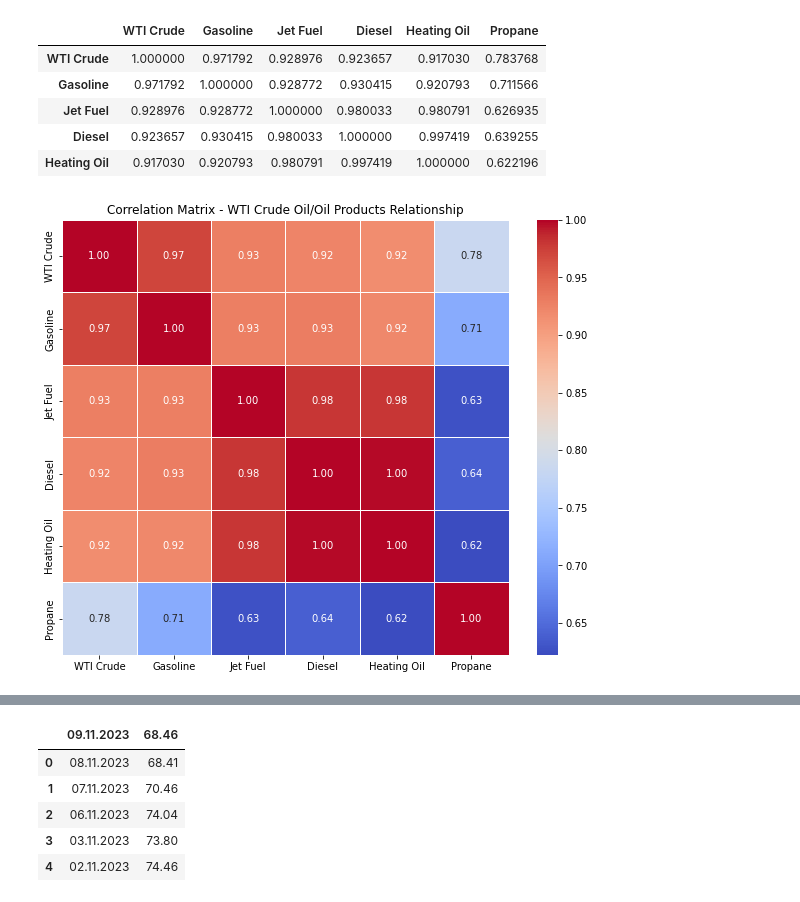
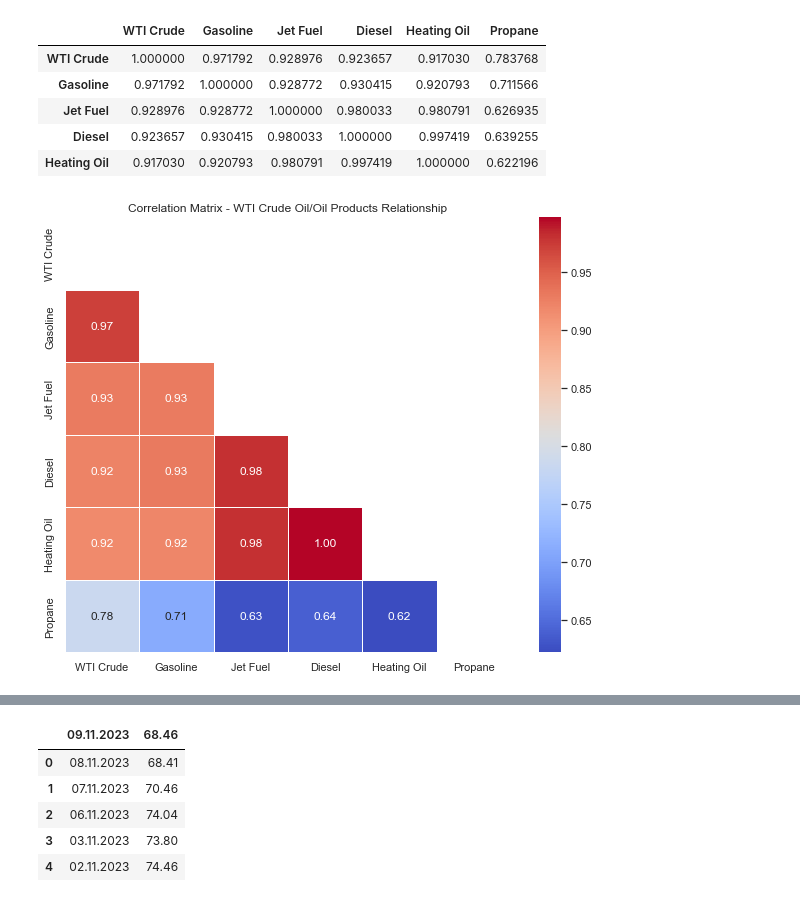
Before and after one commit to timdanilov/capstone-project, a Jupyter notebook: capstone.ipynb, the cells around one changed output, grey strips where cells are left out. Saved outputs shown, nothing was run; the diff lists cells and outputs as text; code cells hidden in the pictures.

```diff
--- a/capstone.ipynb
+++ b/capstone.ipynb
@@ -39,15 +52,15 @@ products = [
   {'name': 'Propane', 'code':'EER_EPLLPA_PF4_Y44MB_DPG'}
   ]
 
-start = '2018-10-01'
-end = '2023-10-01'
-date_range = pd.date_range(start, end, freq='D').strftime('%Y-%m-%d')
+start_date = '2018-10-01'
+end_date = '2023-10-01'
+date_range = pd.date_range(start_date, end_date, freq='D').strftime('%Y-%m-%d')
 
 oil_products_df = pd.DataFrame(date_range, columns=['period'])
 
 for product in products:
   # Query parameters
-  params = '?frequency=daily&data[0]=value&facets[series][]=%s&start=%s&end=%s&sort[0][column]=period&sort[0][direction]=desc&api_key=%s' % (product['code'], start, end, api_key)
+  params = '?frequency=daily&data[0]=value&facets[series][]=%s&start=%s&end=%s&sort[0][column]=period&sort[0][direction]=desc&api_key=%s' % (product['code'], start_date, end_date, api_key)
 
   # Fetch the data using GET request
   data = requests.get(eia_url + params).json()
@@ -104,12 +130,16 @@ correlation_matrix.head()
 | Diesel | 0.923657 | 0.930415 | 0.980033 | 1.000000 | 0.997419 | 0.639255 |
 | Heating Oil | 0.917030 | 0.920793 | 0.980791 | 0.997419 | 1.000000 | 0.622196 |
 # %%
+sns.set_theme(style="white")
+# Generate a mask for the upper triangle
+mask = np.triu(np.ones_like(correlation_matrix, dtype=bool))
+
 # Plot the correlation matrix using Seaborn heatmap
 plt.figure(figsize=(10, 8))
-sns.heatmap(correlation_matrix, annot=True, cmap='coolwarm', fmt=".2f", linewidths=.5)
+sns.heatmap(correlation_matrix, mask=mask, annot=True, cmap='coolwarm', fmt=".2f", linewidths=.5)
 
 # Show the plot
 plt.title('Correlation Matrix - WTI Crude Oil/Oil Products Relationship')
 plt.show()
 # %% [output]
-[figure, old version]
+[figure, new version]
```
Also changed, not shown: parts of 15 cells of this notebook.
